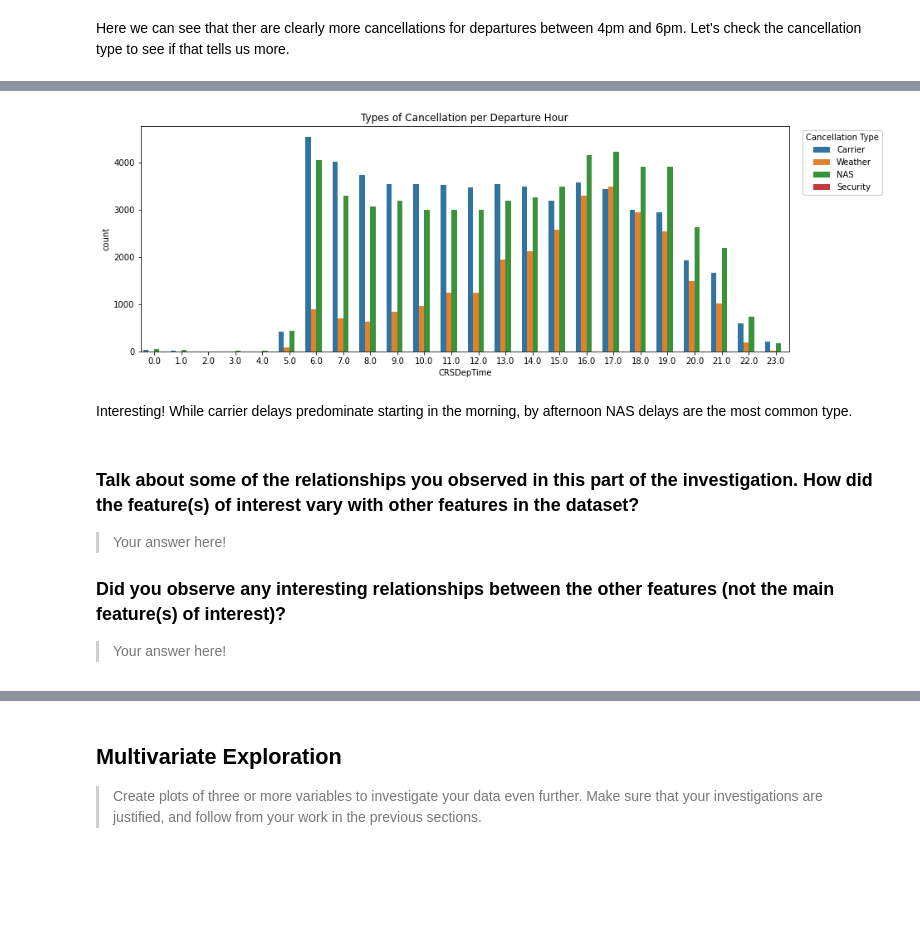
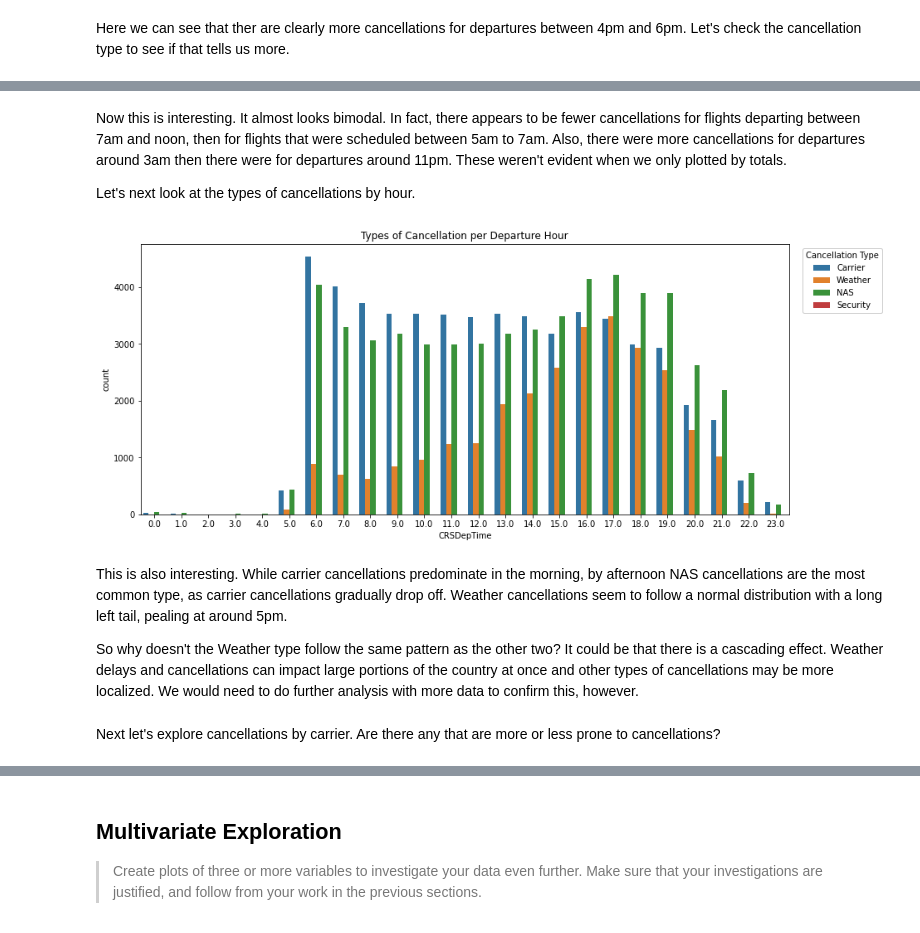
Before and after one commit to maleina/US-Flight-Data, a Jupyter notebook: flight_data_exploration.ipynb, the cells around one changed output, grey strips where cells are left out. Cells and saved outputs as stored; diff of their text form; code cells hidden in the pictures; blank space fills up the shorter version.

Commit message:
Complete first pass of bivariate analysis

```diff
--- a/flight_data_exploration.ipynb
+++ b/flight_data_exploration.ipynb
@@ -854,20 +882,20 @@ Here we can see that ther are clearly more cancellations for departures between
+# %% [markdown]
+Now this is interesting. It almost looks bimodal. In fact, there appears to be fewer cancellations for flights departing between 7am and noon, then for flights that were scheduled between 5am to 7am. Also, there were more cancellations for departures around 3am then there were for departures around 11pm.  These weren't evident when we only plotted by totals.
+
+Let's next look at the types of cancellations by hour.
 # %%
 # Set figure size to make the graph easier to read
-plt.figure(figsize=(14,5))
-#Plot the
+plt.figure(figsize=(14,6))
+#Plot the cancellation types by departure hour
 ax=sb.countplot(data = df_flights, x = df_flights['CRSDepTime'].astype('timedelta64[h]'), hue = 'CancellationCode')
 ax.legend((['Carrier', 'Weather', 'NAS', 'Security']), loc = 1, bbox_to_anchor = (1.15, 1.0), framealpha = 1, title='Cancellation Type')
 #ax.set(xlim=(0.25, 12.75))
 plt.title('Types of Cancellation per Departure Hour');
 # %% [output]
-[figure, old version]
+[figure, new version]
-# %% [markdown]
-Interesting! While carrier delays predominate starting in the morning, by afternoon NAS delays are the most common type.
-# %% [markdown]
-### Talk about some of the relationships you observed in this part of the investigation. How did the feature(s) of interest vary with other features in the dataset?
-
-> Your answer here!
-
-### Did you observe any interesting relationships between the other features (not the main feature(s) of interest)?
-
-> Your answer here!
+# %% [markdown]
+This is also interesting. While carrier cancellations predominate in the morning, by afternoon NAS cancellations are the most common type, as carrier cancellations gradually drop off. Weather cancellations seem to follow a normal distribution with a long left tail, pealing at around 5pm.
+
+So why doesn't the Weather type follow the same pattern as the other two? It could be that there is a cascading effect. Weather delays and cancellations can impact large portions of the country at once and other types of cancellations may be more localized. We would need to do further analysis with more data to confirm this, however.
+# %% [markdown]
+Next let's explore cancellations by carrier. Are there any that are more or less prone to cancellations?
```
Also changed, not shown: parts of 92 cells of this notebook, 1 other file.
